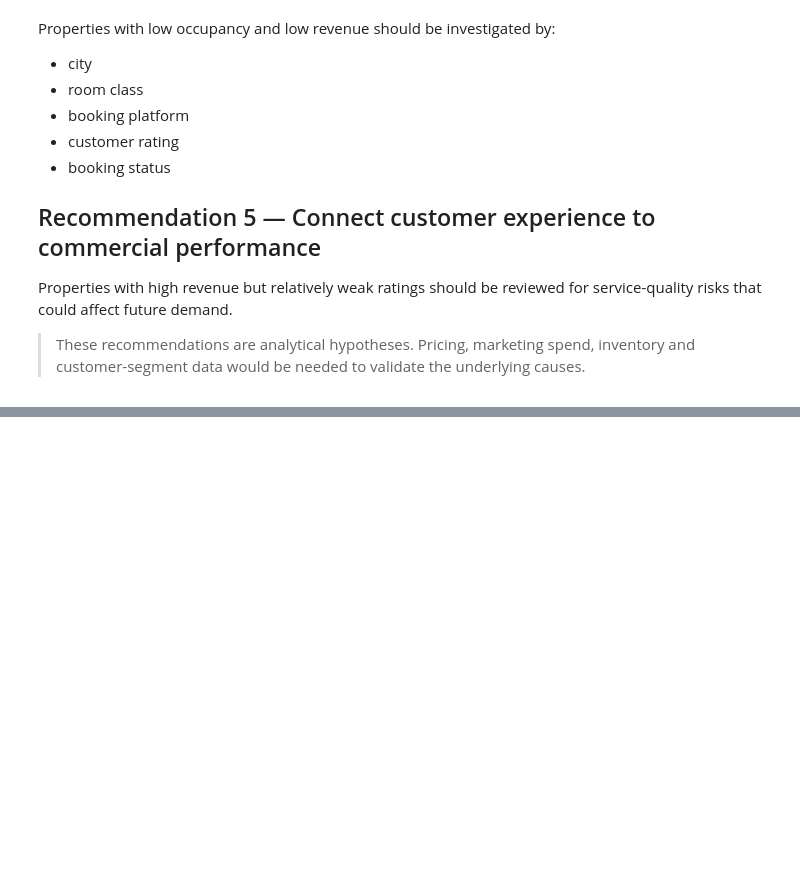
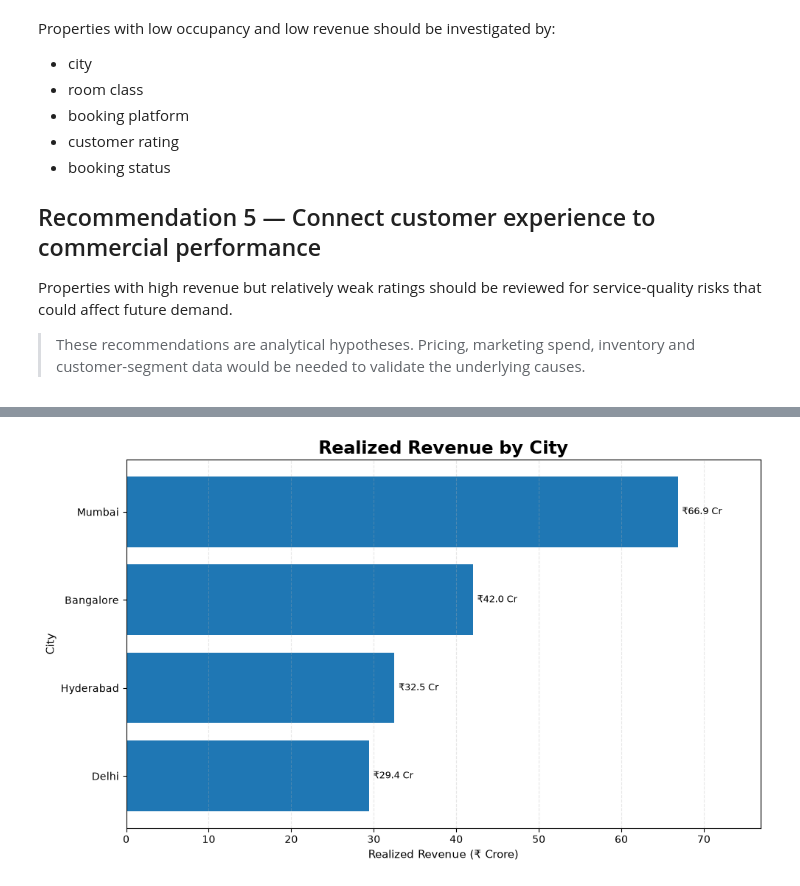
Before and after one commit to prasanta-deb-data/atliq-hotels-revenue-occupancy-analytics, a Jupyter notebook: notebooks/AtliQ_Hotels_Portfolio_Analysis.ipynb, the cells around one changed output, grey strips where cells are left out. Drawn from its saved outputs; the diff is of its cells as text; code cells hidden in the pictures; blank space fills up the shorter version.

```diff
--- a/notebooks/AtliQ_Hotels_Portfolio_Analysis.ipynb
+++ b/notebooks/AtliQ_Hotels_Portfolio_Analysis.ipynb
@@ -1723,0 +1933,79 @@ That is the standard this project is designed to demonstrate.
+# %%
+# ============================================================
+# 04 - Realized Revenue by City — Portfolio Version
+# ============================================================
+
+plot_data = (
+    revenue_city
+    .sort_values(
+        "revenue_realized",
+        ascending=True
+    )
+    .copy()
+)
+
+# Convert to Crore
+plot_data["revenue_cr"] = (
+    plot_data["revenue_realized"] / 10_000_000
+)
+
+
+fig, ax = plt.subplots(
+    figsize=(10, 6)
+)
+
+bars = ax.barh(
+    plot_data["city"],
+    plot_data["revenue_cr"]
+)
+
+ax.set_title(
+    "Realized Revenue by City",
+    fontsize=17,
+    fontweight="bold"
+)
+
+ax.set_xlabel(
+    "Realized Revenue (₹ Crore)"
+)
+
+ax.set_ylabel(
+    "City"
+)
+
+ax.grid(
+    axis="x",
+    linestyle="--",
+    alpha=0.3
+)
+
+for bar, value in zip(
+    bars,
+    plot_data["revenue_cr"]
+):
+
+    ax.text(
+        bar.get_width() + 0.5,
+        bar.get_y() + bar.get_height() / 2,
+        f"₹{value:.1f} Cr",
+        va="center",
+        fontsize=9
+    )
+
+ax.set_xlim(
+    0,
+    plot_data["revenue_cr"].max() * 1.15
+)
+
+plt.tight_layout()
+
+plt.savefig(
+    FIGURES_DIR / "04-revenue-by-city.png",
+    dpi=200,
+    bbox_inches="tight"
+)
+
+plt.show()
+plt.close()
+# %% [output]
+[figure, added]
```
Also changed, not shown: parts of 10 cells of this notebook, 6 other files.
